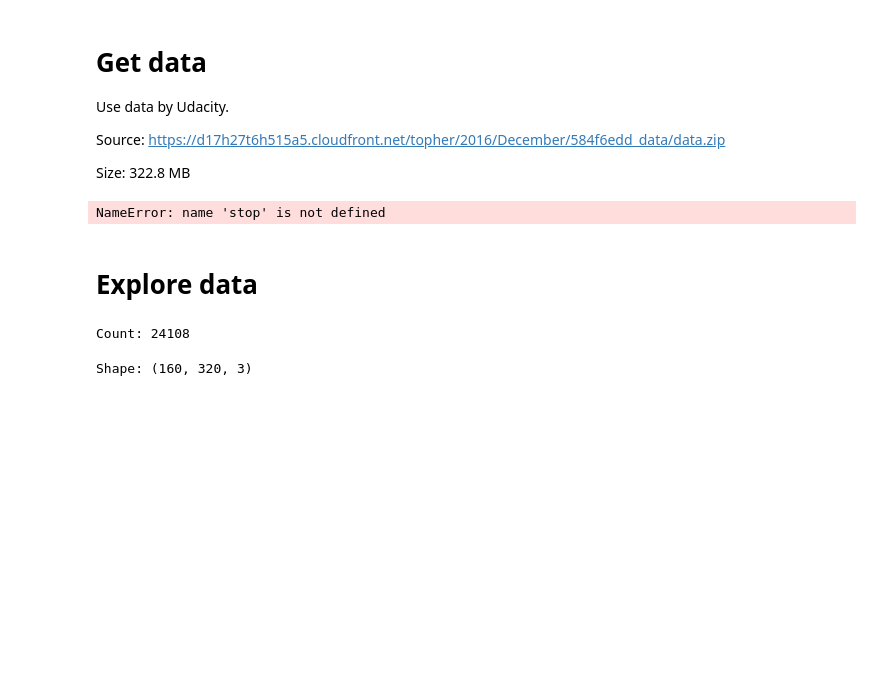
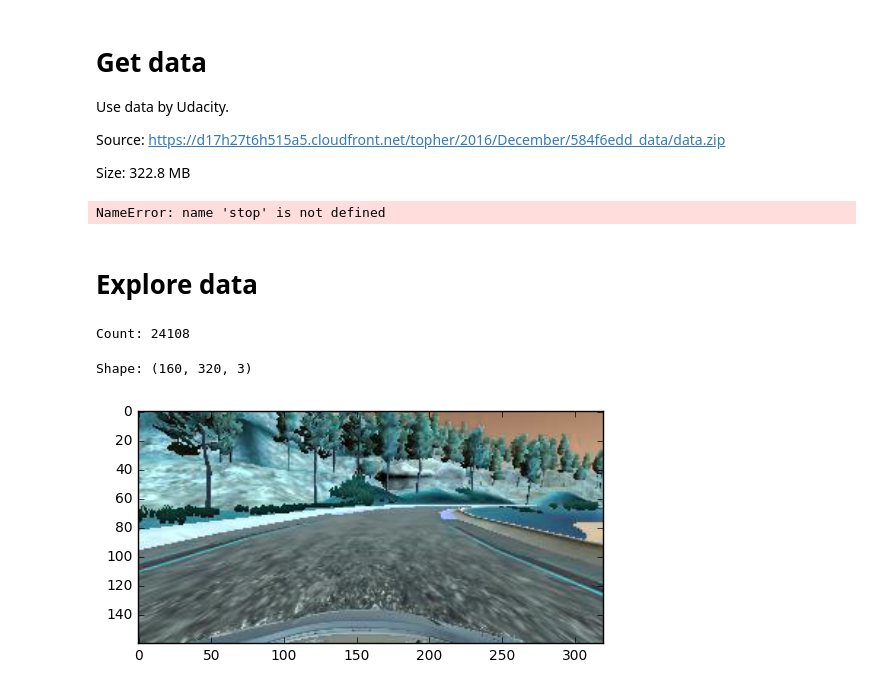
Before and after one commit to AmadeusQQ/behavioral-cloning, a Jupyter notebook: notebook.ipynb, the cells around one changed output. Cells and saved outputs as stored; diff of their text form; code cells hidden in the pictures; blank space fills up the shorter version.

Commit message:
Show image

```diff
--- a/notebook.ipynb
+++ b/notebook.ipynb
@@ -31,7 +33,13 @@ print('Count:', len(listdir(path)))
 # %% [output]
 Count: 24108
 # %%
-image = imread(join(path, sample_image))
+image = imread(join(path, image_sample))
 print('Shape:', image.shape)
 # %% [output]
 Shape: (160, 320, 3)
+# %%
+image = cvtColor(image, COLOR_BGR2RGB)
+pyplot.imshow(image)
+pyplot.show()
+# %% [output]
+[figure, added]
```
Also changed, not shown: parts of 1 cell of this notebook.
